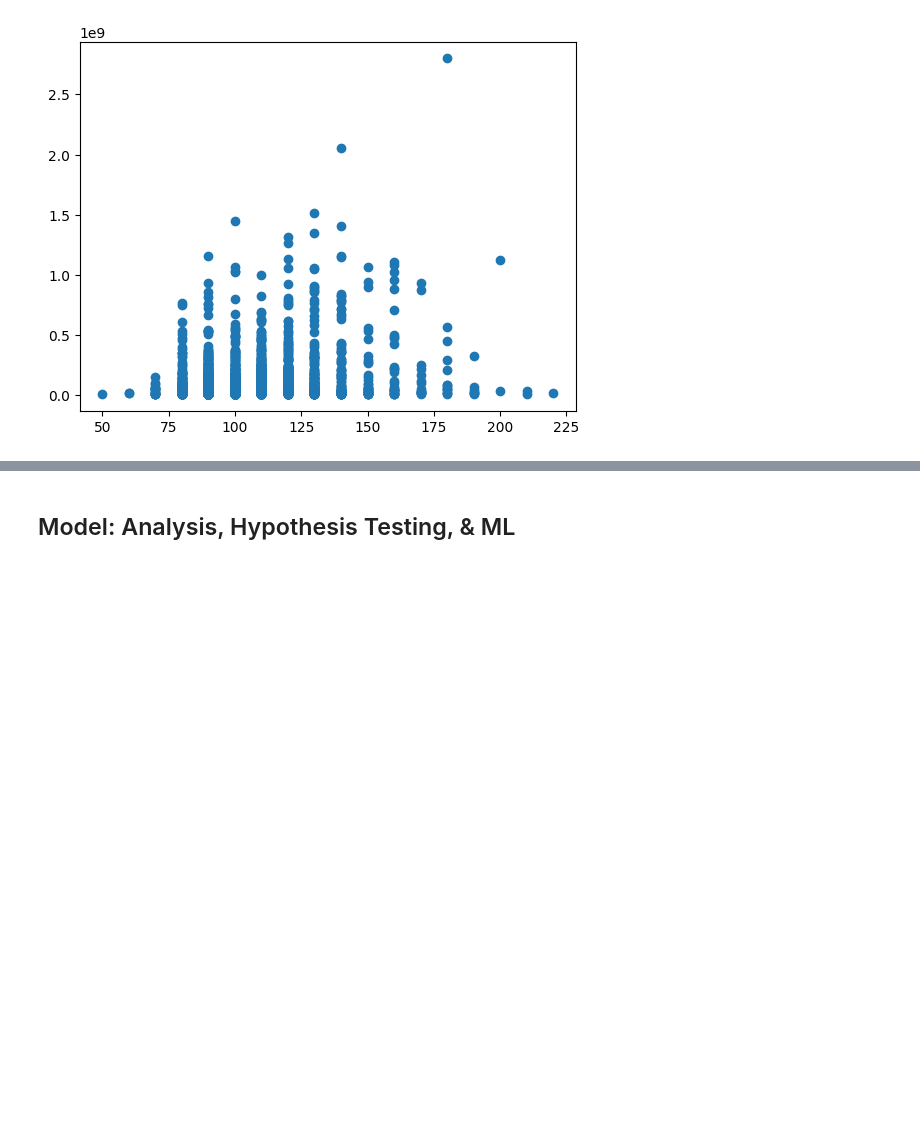
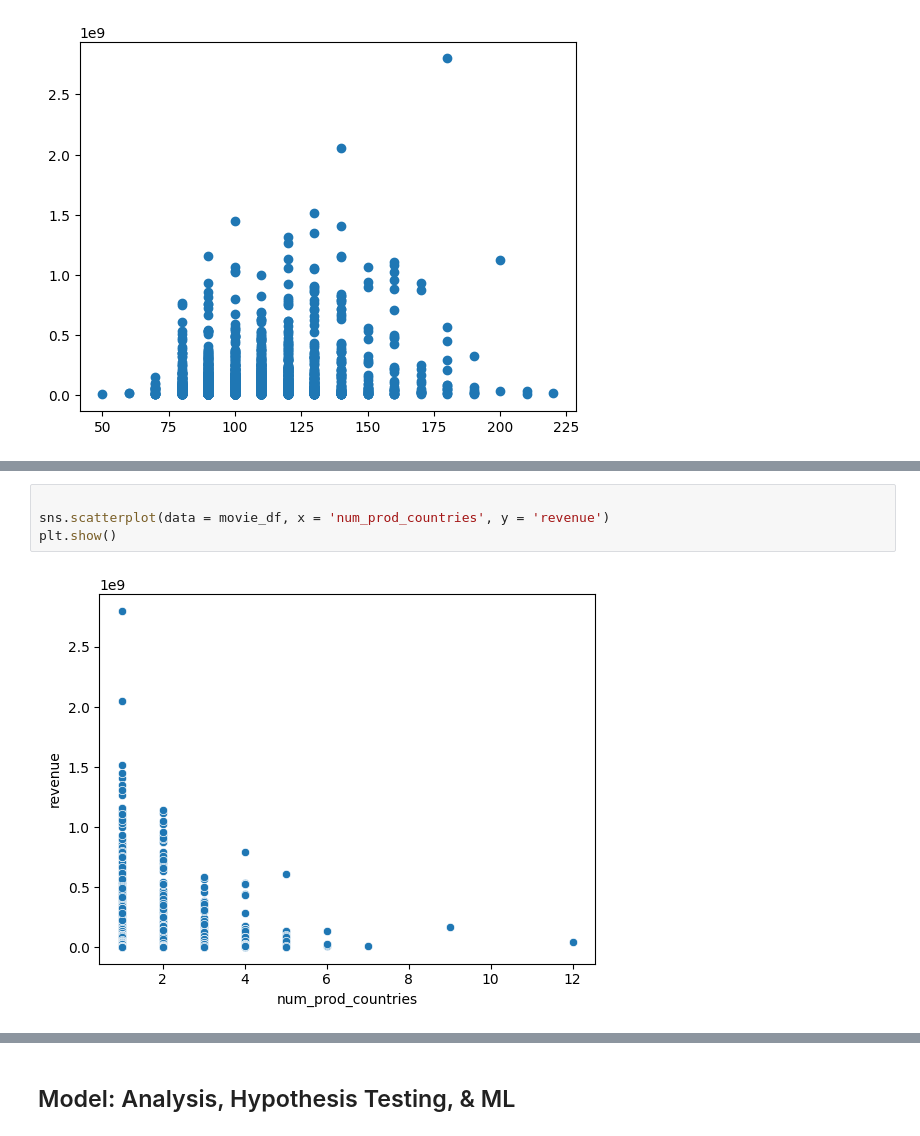
Before and after one commit to cmsc320-gautham-evan-arjun/cmsc320-gautham-evan-arjun.github.io, a Jupyter notebook: finaltutorial.ipynb, the cells around one changed output, grey strips where cells are left out. Saved outputs shown, nothing was run; the diff lists cells and outputs as text; blank space fills up the shorter version.

```diff
--- a/finaltutorial.ipynb
+++ b/finaltutorial.ipynb
@@ -521,0 +604,6 @@ See the caveats in the documentation: https://pandas.pydata.org/pandas-docs/stab
+# %%
+
+sns.scatterplot(data = movie_df, x = 'num_prod_countries', y = 'revenue')
+plt.show()
+# %% [output]
+[figure, added]
```
Also changed, not shown: parts of 35 cells of this notebook.
